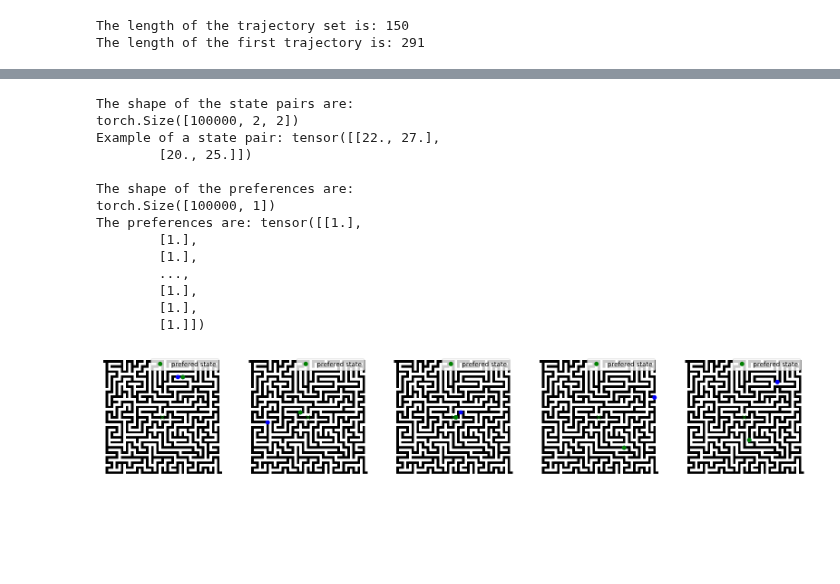
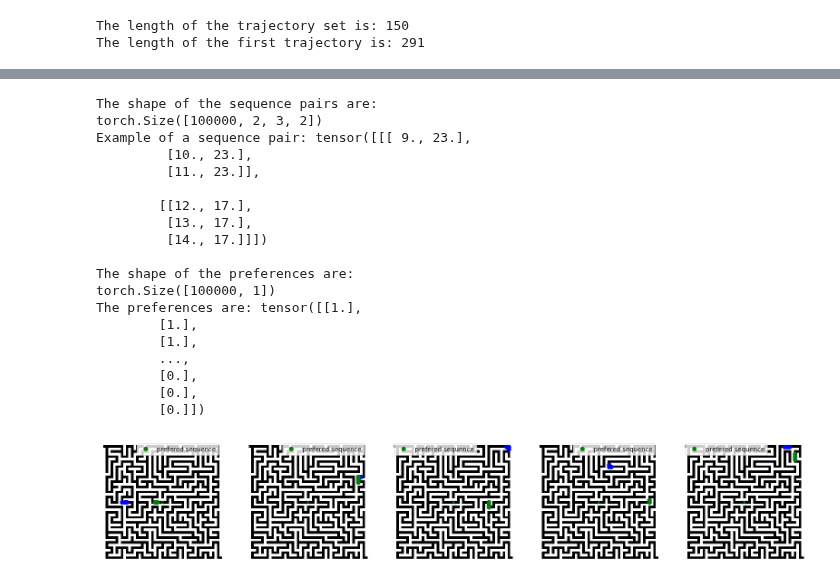
Before and after one commit to Alex427427427/2023_SRP_long_horizon, a Jupyter notebook: maze_world/2_maze_PTR_data.ipynb, the cells around one changed output, grey strips where cells are left out. Cells and saved outputs as stored; diff of their text form; code cells hidden in the pictures; blank space fills up the shorter version.

```diff
--- a/maze_world/2_maze_PTR_data.ipynb
+++ b/maze_world/2_maze_PTR_data.ipynb
@@ -29,7 +32,7 @@ env.plot()
 # %%
 # load the trajectories
 import pickle
-with open(f'{folder}/trajs.pkl','rb') as f:
+with open(f'{folder}/../trajs.pkl','rb') as f:
     trajs = pickle.load(f)
 
 num_plot = 5
@@ -67,28 +70,30 @@ state_len = len(trajs[0][0])
 # noise in the preference assignment
 noise = 0.0
 # initialise dataset
-state_pairs = torch.zeros((num_pairs,2,state_len))
+traj_pairs = torch.zeros((num_pairs,2,length,state_len))
 preferences = torch.zeros((num_pairs,1))
 
 for i in range(num_pairs):
     if i % 10000 == 0:
-        print(f"Generating state pair. Progress: {i+1}/{num_pairs}")
+        print(f"Generating sequence pair. Progress: {i+1}/{num_pairs}")
     # randomly choose a trajectory until a trajectory with length > 1 is found
     traj = trajs[np.random.randint(num_traj)]
-    while len(traj) < 2:
+    while len(traj) <= length:
         traj = trajs[np.random.randint(num_traj)]
-    # randomly choose 2 different states from the trajectory
-    idx1, idx2 = np.random.choice(len(traj),2,replace=False)
-    s1 = traj[idx1]
-    s2 = traj[idx2]
+    # randomly choose 2 different consecutive subsets from the trajectory
+    idx1, idx2 = np.random.choice(len(traj)-length,2,replace=False)
+    # idx1 and idx2 are the starting indices of the trajectory pairs
+    s1 = traj[idx1] # sequence 1
+    s2 = traj[idx2] # sequence 2
+    for j in range(1,length):
+        s1 = np.vstack((s1,traj[idx1+j]))
+        s2 = np.vstack((s2,traj[idx2+j]))
     # assign the state pair to the state pair tensor
-    state_pairs[i,0,:] = torch.tensor(s1)
-    state_pairs[i,1,:] = torch.tensor(s2)
+    traj_pairs[i,0] = torch.tensor(s1)
+    traj_pairs[i,1] = torch.tensor(s2)
     # whichever state has the larger index is prefered, with some noise
     if np.random.rand() > noise:
-        if s1[0] == s2[0] and s1[1] == s2[1]:
-            pref = 0.5
-        elif idx1 > idx2:
+        if idx1 > idx2:
             pref = 0
         else:
             pref = 1
@@ -111,14 +116,19 @@ Generating state pair. Progress: 90001/100000
 # %%
-print("The shape of the state pairs are: \n" + str(state_pairs.size()))
-print("Example of a state pair: " + str(state_pairs[0]))
+print("The shape of the sequence pairs are: \n" + str(traj_pairs.size()))
+print("Example of a sequence pair: " + str(traj_pairs[0]))
 print("")
 print("The shape of the preferences are: \n" + str(preferences.size()))
 print("The preferences are: " + str(preferences))
 # %% [output]
-The shape of the state pairs are:
-torch.Size([100000, 2, 2])
-Example of a state pair: tensor([[22., 27.],
-        [20., 25.]])
+The shape of the sequence pairs are:
+torch.Size([100000, 2, 3, 2])
+Example of a sequence pair: tensor([[[ 9., 23.],
+         [10., 23.],
+         [11., 23.]],
+
+        [[12., 17.],
+         [13., 17.],
+         [14., 17.]]])
 
 The shape of the preferences are:
 torch.Size([100000, 1])
@@ -126,39 +136,40 @@ The preferences are: tensor([[1.],
         [1.],
         [1.],
         ...,
-        [1.],
-        [1.],
-        [1.]])
+        [0.],
+        [0.],
+        [0.]])
 # %%
 # select 5 random pairs of states, and colour the state that is prefered in green
 num_plot = 5
 # create subplots
 fig, axs = plt.subplots(1, num_plot, figsize=(20,5))
 # plot each state pair
 for i in range(num_plot):
     # randomly choose a state pair
     idx = np.random.randint(num_pairs)
-    s1 = state_pairs[idx,0,:]
-    s2 = state_pairs[idx,1,:]
+    s1 = traj_pairs[idx,0]
+    s2 = traj_pairs[idx,1]
     p = preferences[idx,0]
     # plot the first state
     axs[i].imshow(env.occ_map.T, origin="lower",extent=[0,env.Nx,0,env.Ny], cmap='gray')
     axs[i].plot(env.gx+0.5,env.gy+0.5,'gx') # goal location
-    axs[i].plot(s1[0]+0.5,s1[1]+0.5,'bo')
+    axs[i].plot(s1[:,0]+0.5,s1[:,1]+0.5,'bo')
     # plot the second state
-    axs[i].plot(s2[0]+0.5,s2[1]+0.5,'bo')
+    axs[i].plot(s2[:,0]+0.5,s2[:,1]+0.5,'bo')
     # plot the prefered state in green
     if p == 0:
-        axs[i].plot(s1[0]+0.5,s1[1]+0.5,'go', label='prefered state')
+        axs[i].plot(s1[:,0]+0.5,s1[:,1]+0.5,'go', label='prefered sequence')
         #axs[i].plot(s2[0]+0.5,s2[1]+0.5,'bo')
         axs[i].legend()
     elif p == 1:
         #axs[i].plot(s1[0]+0.5,s1[1]+0.5,'bo')
-        axs[i].plot(s2[0]+0.5,s2[1]+0.5,'go', label='prefered state')
+        axs[i].plot(s2[:,0]+0.5,s2[:,1]+0.5,'go', label='prefered sequence')
         axs[i].legend()
     # finish up the rest of the plot settings
     axs[i].axis('off')
+    plt.savefig(f"{folder}/sequence_pairs.png")
 # %% [output]
-[figure, old version]
+[figure, new version]
 # %%
 # save the dataset tensors into files
```
Also changed, not shown: parts of 3 cells of this notebook, 23 other files.
